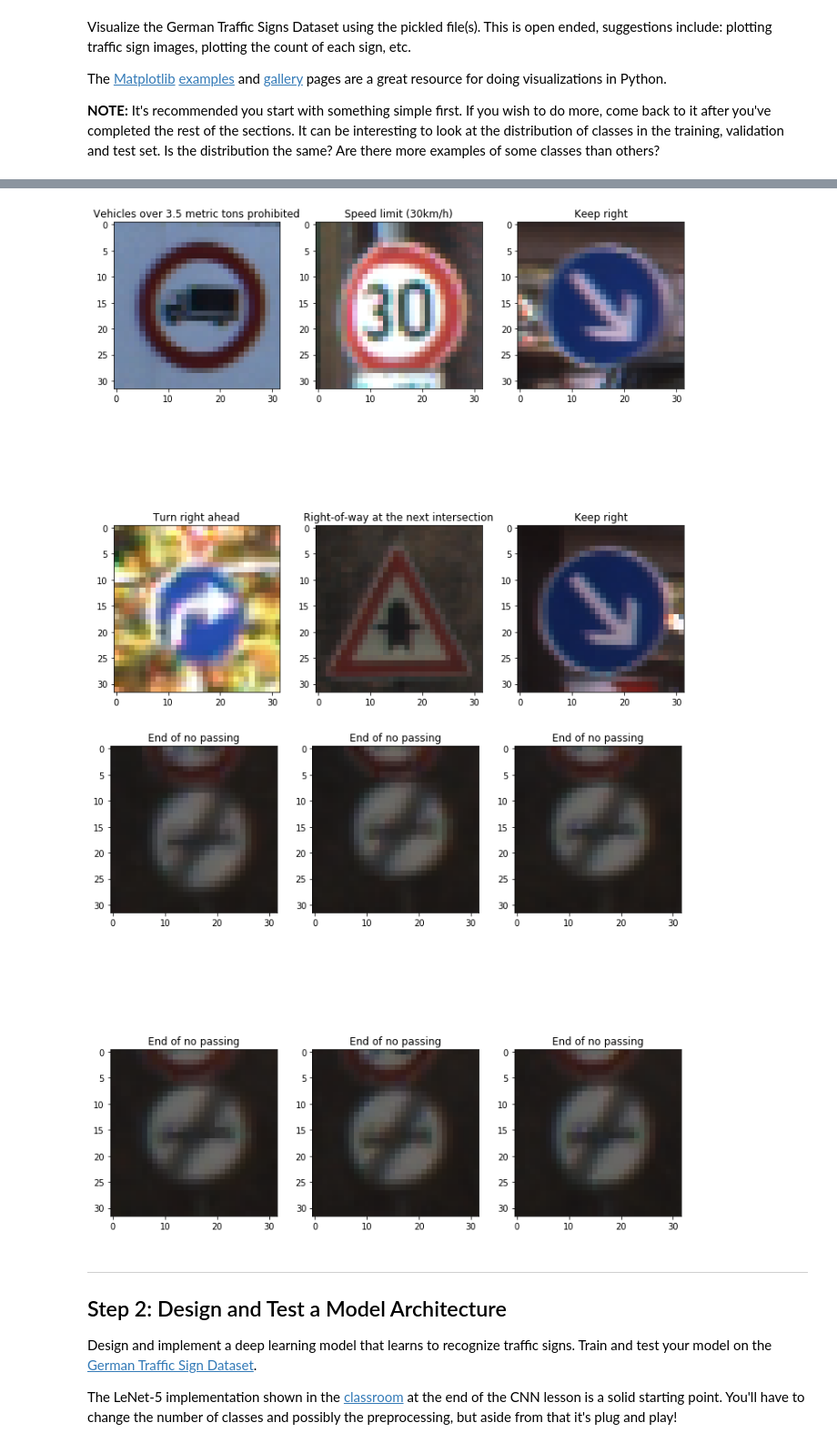
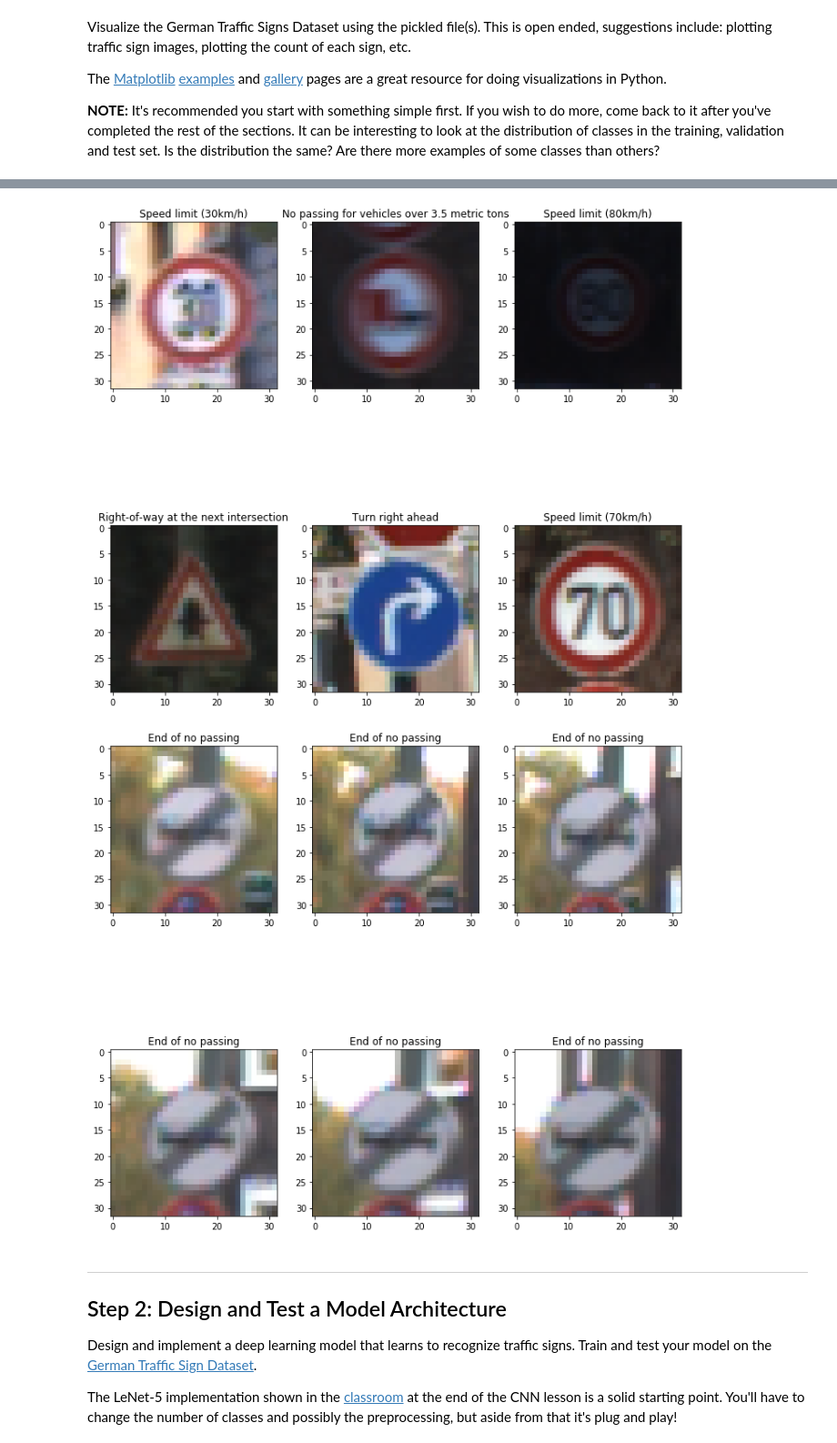
Before and after one commit to vmjfk/CarND-Traffic-Sign-Classifier-Project, a Jupyter notebook: Traffic_Sign_Classifier.ipynb, the cells around one changed output, grey strips where cells are left out. Shown: that part at 91% size. Drawn from its saved outputs; the diff is of its cells as text; code cells hidden in the pictures.

```diff
--- a/Traffic_Sign_Classifier.ipynb
+++ b/Traffic_Sign_Classifier.ipynb
@@ -109,12 +109,15 @@ with open('signnames.csv') as csvfile:
     for row in reader:
         signnames[row['ClassId']] = row['SignName']
 
-def printimages(images, keys):
+def printimages(images_in, keys):
     n_cols = 3
-    number_of_images = images.shape[0]
+    number_of_images = images_in.shape[0]
     n_rows =  math.ceil(number_of_images/n_cols)
     n_rows = max(n_rows, 1)
-    print(n_rows)
+    if(images_in.shape[3] == 1):
+        images = np.reshape(images_in,[images_in.shape[0],images_in.shape[1],images_in.shape[2]])
+    else:
+        images = np.copy(images_in)
 
     f, ax = plt.subplots(n_rows,n_cols,figsize=(10,10))
 
@@ -138,7 +141,16 @@ def printimages(images, keys):
                 else:
                     ax[j].imshow(images[j])
 
-print(y_valid[0:6])
-printimages(X_valid_pre[0:6], y_valid[0:6])
-printimages(X_train_pre[0:6], y_train[0:6])
+print(y_valid[100:106])
+printimages(X_valid_pre[100:106], y_valid[100:106])
+printimages(X_train_pre[100:106], y_train[100:106])
+
+def printhist(y):
+    hist = np.zeros(43,dtype=np.int32)
+    for i in y:
+        hist[i] += 1
+    return hist
+
+print(printhist(y_train))
+print(printhist(y_valid))
 # %% [output]
@@ -148,5 +164,5 @@ printimages(X_train_pre[0:6], y_train[0:6])
-[figure, old version]
+[figure, new version]
-[figure, old version]
+[figure, new version]
 # %% [markdown]
 ----
 
```
Also changed, not shown: parts of 5 cells of this notebook, 4 other files.
